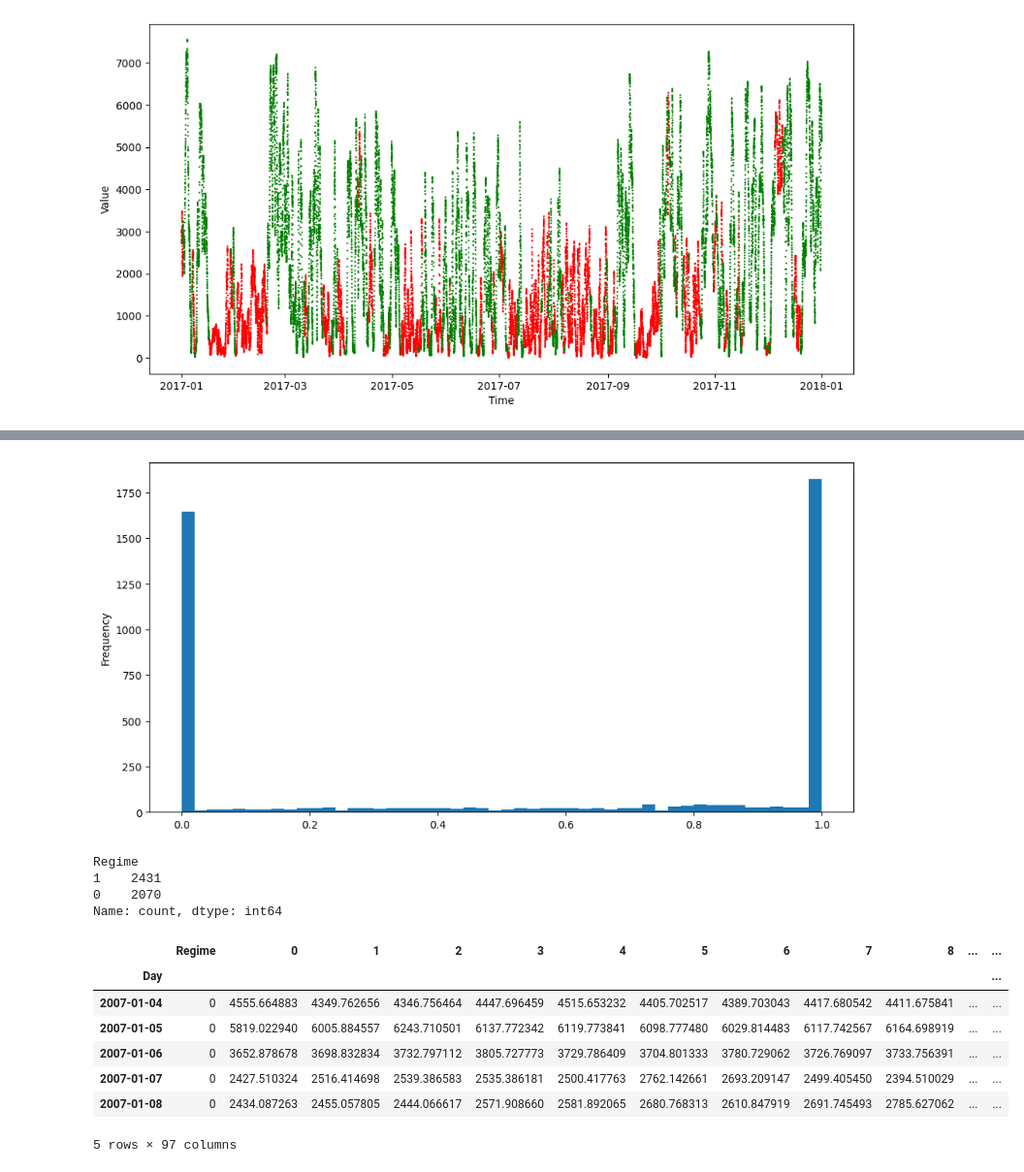
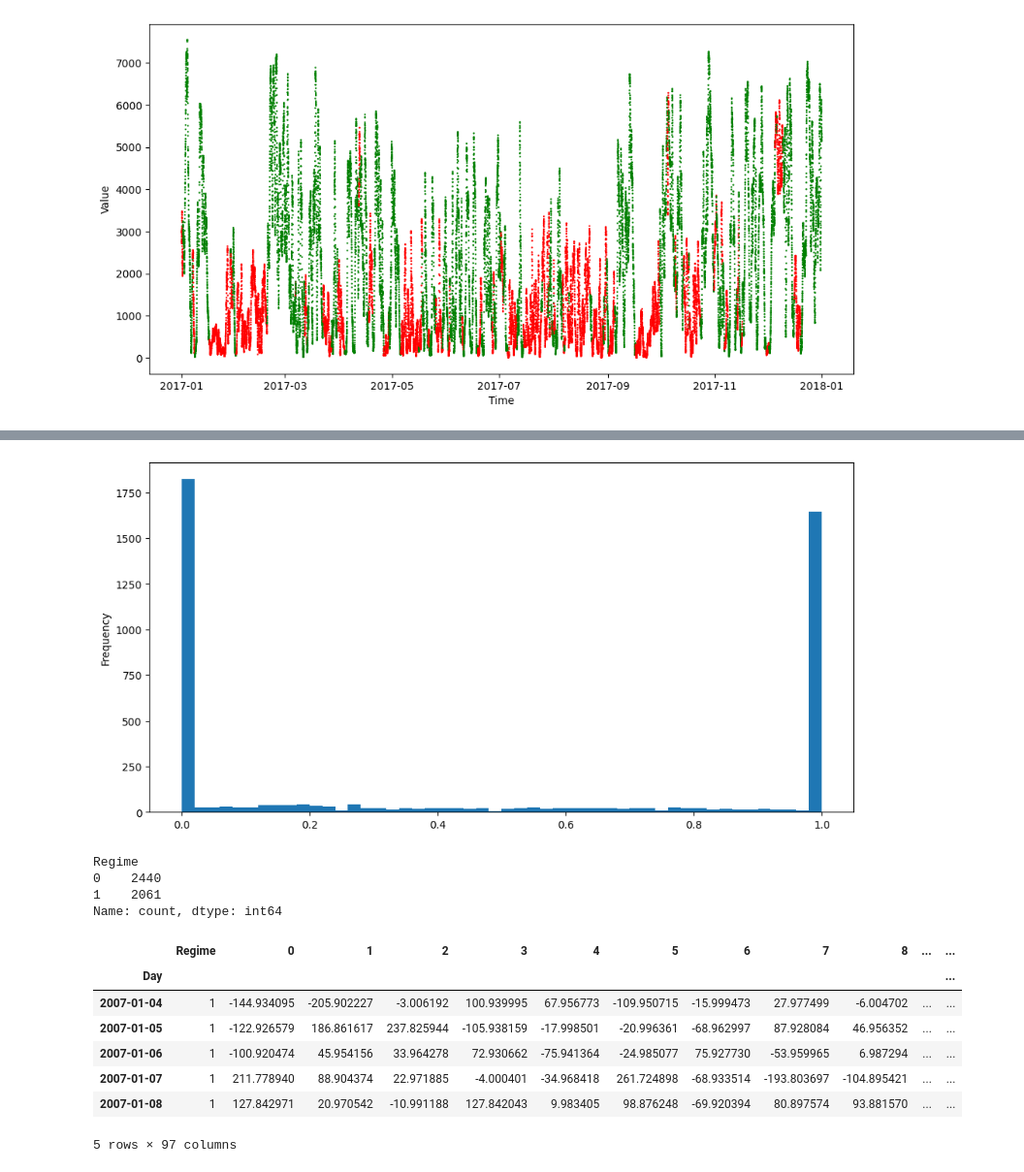
Before and after one commit to TimBerti/wind-gan, a Jupyter notebook: notebooks/wind_hmm_regimes.ipynb, the cells around one changed output, grey strips where cells are left out. Shown at 97% size. Cells and saved outputs as stored; diff of their text form; code cells hidden in the pictures.

```diff
--- a/notebooks/wind_hmm_regimes.ipynb
+++ b/notebooks/wind_hmm_regimes.ipynb
@@ -61,19 +67,19 @@ df['Moving Std'] = df['Scaled Value'].rolling(window=window).std()
 df['Moving Momentum'] = df['Scaled Value'].rolling(window=window).apply(lambda x: np.mean(np.diff(x)))
 df.dropna(inplace=True)
 # %%
-X = df[['Moving Std', 'Moving Momentum']].values
-X = (X - X.mean(axis=0)) / X.std(axis=0)
+generation = df[['Moving Std', 'Moving Momentum']].values
+generation = (generation - generation.mean(axis=0)) / generation.std(axis=0)
 model = GaussianHMM(n_components=2, covariance_type="full", n_iter=1000)
-model.fit(X)
+model.fit(generation)
 
-df["Regime"] = model.predict(X)
+df["Regime"] = model.predict(generation)
 df['Regime'] = df['Regime'].shift(-window // 2)
 df['Regime'] = df['Regime'].ffill()
 # %%
 with open('../models/hmm.pkl', 'wb') as f:
     pickle.dump(model, f)
 # %%
-color_mapping = {0: 'r', 1: 'g'}
+color_mapping = {0: 'g', 1: 'r'}
 
 df['Color'] = df['Regime'].map(color_mapping)
 
@@ -94,6 +100,7 @@ plt.show()
 [figure]
 # %%
 df['Day'] = df.index.date
-daily_df = pd.DataFrame(df.groupby('Day')['Regime'].value_counts(normalize=True).unstack())
-daily_df.fillna(0, inplace=True)
-daily_df.index = pd.to_datetime(daily_df.index)
+regime_df = pd.DataFrame(df.groupby('Day')['Regime'].value_counts(normalize=True).unstack())
+regime_df.fillna(0, inplace=True)
+regime_df.index = pd.to_datetime(regime_df.index)
+regime_df
@@ -106,26 +128,27 @@ ax.axis('off');
 # %%
-daily_df[0].plot(kind='hist', figsize=(12, 6), bins=50);
+regime_df[0].plot(kind='hist', figsize=(12, 6), bins=50);
 # %% [output]
-[figure, old version]
+[figure, new version]
 # %%
-daily_df['Regime'] = (daily_df[0] > daily_df[1]).astype(int)
-daily_df['Regime'].value_counts()
+regime_df['Regime'] = (regime_df[0] > regime_df[1]).astype(int)
+regime_df['Regime'].value_counts()
 # %% [output]
 Regime
-1    2431
-0    2070
+0    2440
+1    2061
 Name: count, dtype: int64
 # %%
-daily_df = daily_df[['Regime']].join(df.groupby('Day')['Scaled Value'].apply(lambda df: df.reset_index(drop=True)).unstack())
-daily_df.dropna(inplace=True)
-daily_df.head()
+df['Diff'] = df['Scaled Value'].diff()
+time_series_df = regime_df[['Regime']].join(df.groupby('Day')['Diff'].apply(lambda df: df.reset_index(drop=True)).unstack())
+time_series_df.dropna(inplace=True)
+time_series_df.head()
 # %% [output]
 |  | Regime | 0 | 1 | 2 | 3 | 4 | 5 | 6 | 7 | 8 | ... | ... |
 | Day |  |  |  |  |  |  |  |  |  |  |  | ... |
-| 2007-01-04 | 0 | 4555.664883 | 4349.762656 | 4346.756464 | 4447.696459 | 4515.653232 | 4405.702517 | 4389.703043 | 4417.680542 | 4411.675841 | ... | ... |
-| 2007-01-05 | 0 | 5819.022940 | 6005.884557 | 6243.710501 | 6137.772342 | 6119.773841 | 6098.777480 | 6029.814483 | 6117.742567 | 6164.698919 | ... | ... |
-| 2007-01-06 | 0 | 3652.878678 | 3698.832834 | 3732.797112 | 3805.727773 | 3729.786409 | 3704.801333 | 3780.729062 | 3726.769097 | 3733.756391 | ... | ... |
-| 2007-01-07 | 0 | 2427.510324 | 2516.414698 | 2539.386583 | 2535.386181 | 2500.417763 | 2762.142661 | 2693.209147 | 2499.405450 | 2394.510029 | ... | ... |
-| 2007-01-08 | 0 | 2434.087263 | 2455.057805 | 2444.066617 | 2571.908660 | 2581.892065 | 2680.768313 | 2610.847919 | 2691.745493 | 2785.627062 | ... | ... |
+| 2007-01-04 | 1 | -144.934095 | -205.902227 | -3.006192 | 100.939995 | 67.956773 | -109.950715 | -15.999473 | 27.977499 | -6.004702 | ... | ... |
+| 2007-01-05 | 1 | -122.926579 | 186.861617 | 237.825944 | -105.938159 | -17.998501 | -20.996361 | -68.962997 | 87.928084 | 46.956352 | ... | ... |
+| 2007-01-06 | 1 | -100.920474 | 45.954156 | 33.964278 | 72.930662 | -75.941364 | -24.985077 | 75.927730 | -53.959965 | 6.987294 | ... | ... |
+| 2007-01-07 | 1 | 211.778940 | 88.904374 | 22.971885 | -4.000401 | -34.968418 | 261.724898 | -68.933514 | -193.803697 | -104.895421 | ... | ... |
+| 2007-01-08 | 1 | 127.842971 | 20.970542 | -10.991188 | 127.842043 | 9.983405 | 98.876248 | -69.920394 | 80.897574 | 93.881570 | ... | ... |
 5 rows × 97 columns
 # %%
```
Also changed, not shown: parts of 8 cells of this notebook, 9 other files.
